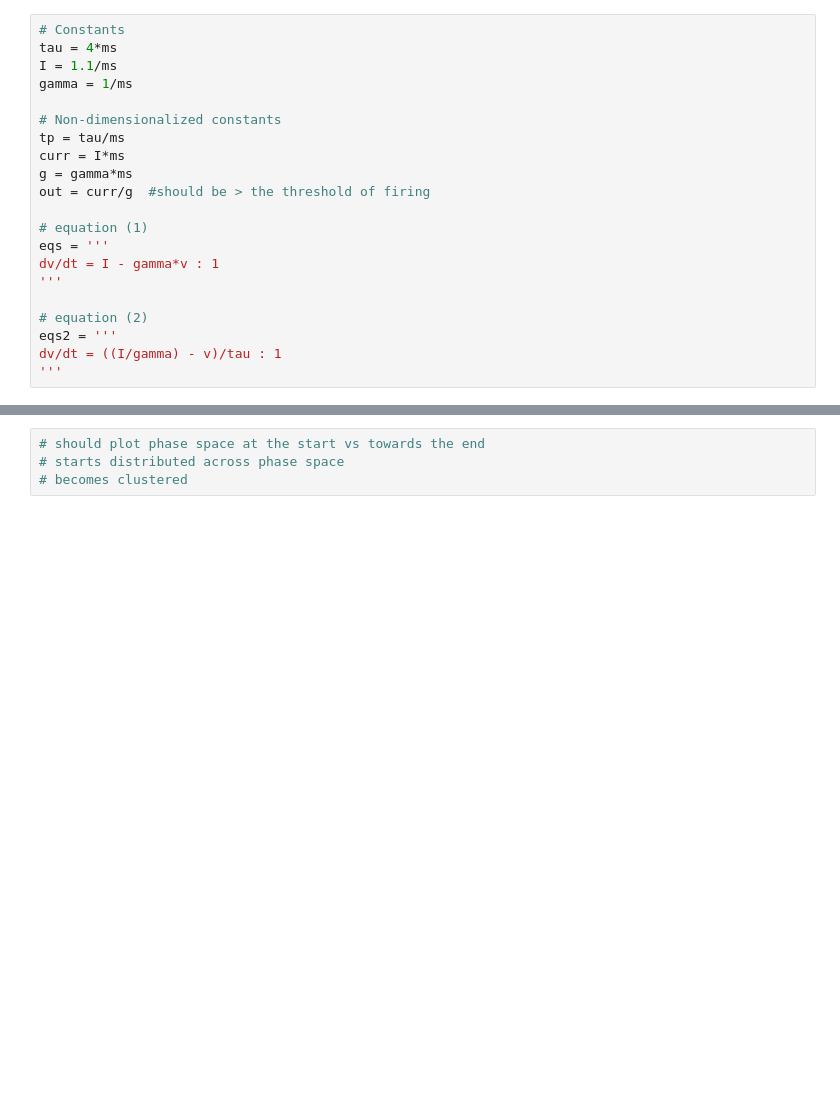
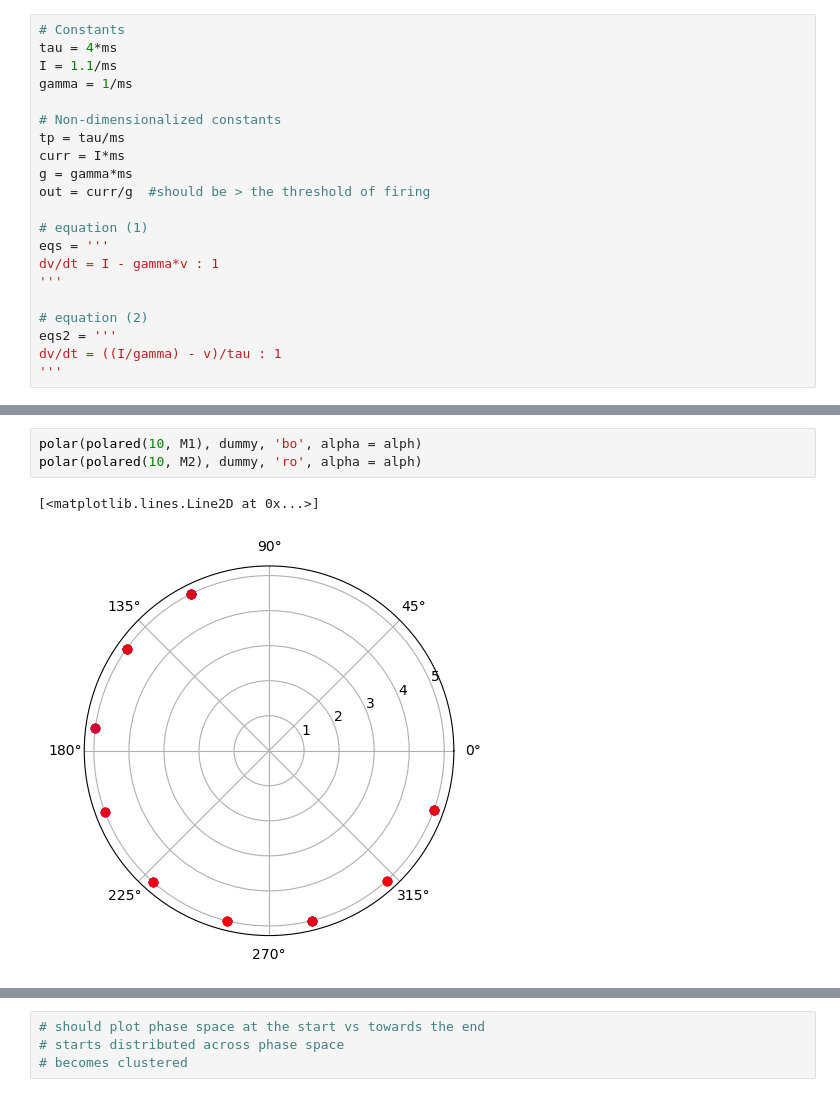
Before and after one commit to ch3rryblossom/sudoku-network, a Jupyter notebook: bipartite.ipynb, the cells around one changed output, grey strips where cells are left out. Drawn from its saved outputs; the diff is of its cells as text; blank space fills up the shorter version.

```diff
--- a/bipartite.ipynb
+++ b/bipartite.ipynb
@@ -87,0 +172,6 @@ show()
+# %%
+polar(polared(10, M1), dummy, 'bo', alpha = alph)
+polar(polared(10, M2), dummy, 'ro', alpha = alph)
+# %% [output]
+[<matplotlib.lines.Line2D at 0x...>]
+[figure, added]
```
Also changed, not shown: parts of 33 cells of this notebook.
